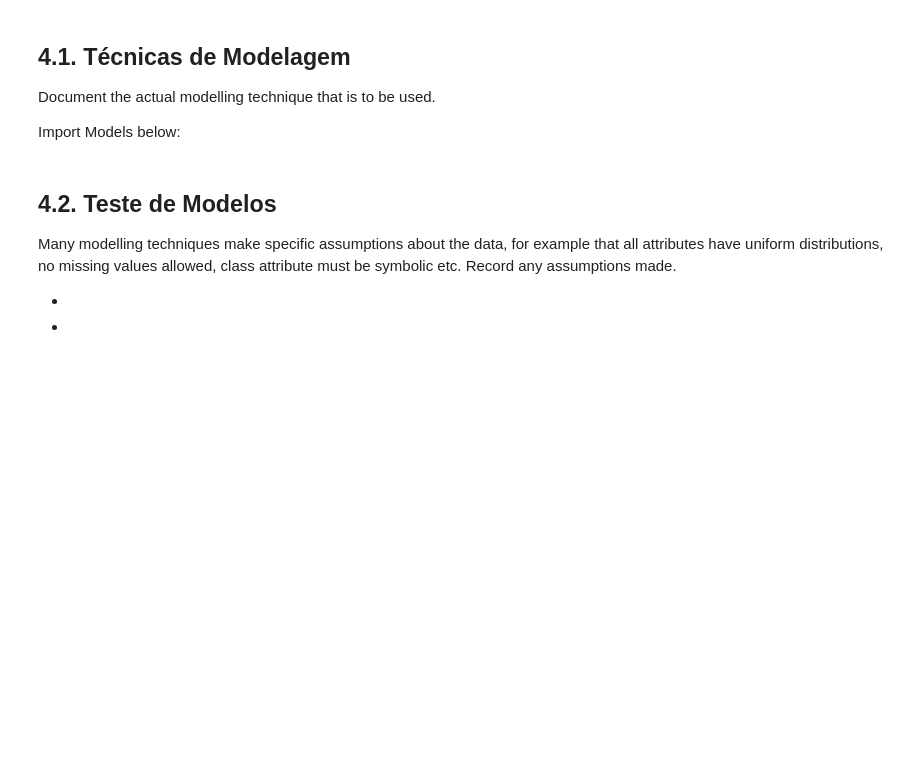
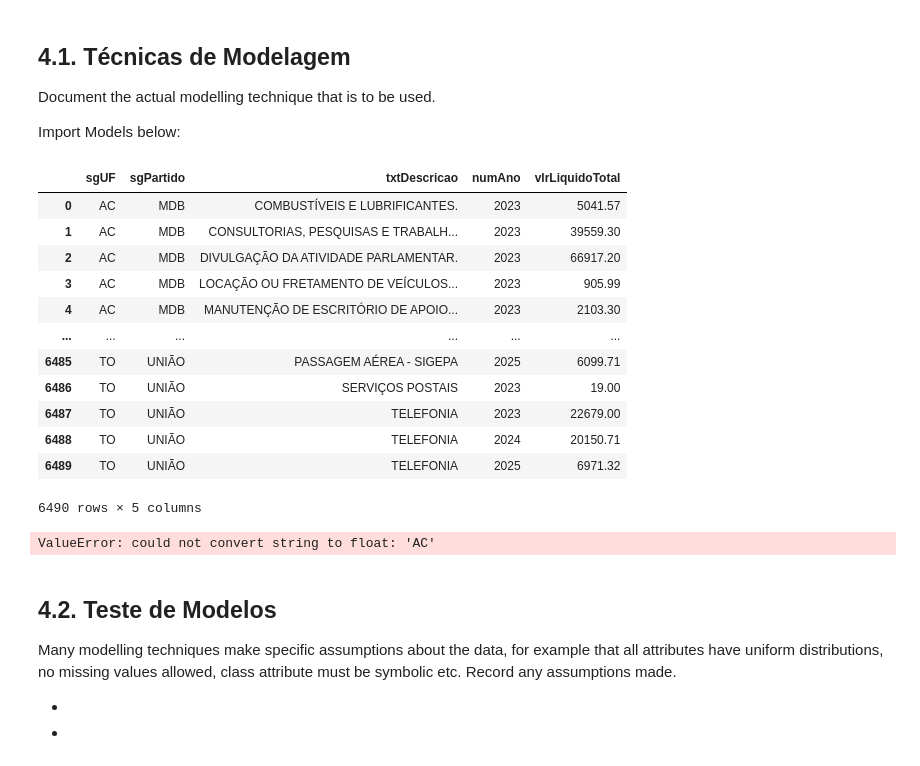
Before and after one commit to paulolmachado/ProjetoFinalCeub, a Jupyter notebook: Projeto_Final.ipynb, the cells around one changed output. Drawn from its saved outputs; the diff is of its cells as text; code cells hidden in the pictures; blank space fills up the shorter version.

```diff
--- a/Projeto_Final.ipynb
+++ b/Projeto_Final.ipynb
@@ -760,18 +762,36 @@ y = df['y']
 
 X_train, X_test, y_train, y_test = train_test_split(X, y, test_size=0.2, random_state=105)
+# %%
+df_modelo
+# %% [output]
+|  | sgUF | sgPartido | txtDescricao | numAno | vlrLiquidoTotal |
+| 0 | AC | MDB | COMBUSTÍVEIS E LUBRIFICANTES. | 2023 | 5041.57 |
+| 1 | AC | MDB | CONSULTORIAS, PESQUISAS E TRABALH... | 2023 | 39559.30 |
+| 2 | AC | MDB | DIVULGAÇÃO DA ATIVIDADE PARLAMENTAR. | 2023 | 66917.20 |
+| 3 | AC | MDB | LOCAÇÃO OU FRETAMENTO DE VEÍCULOS... | 2023 | 905.99 |
+| 4 | AC | MDB | MANUTENÇÃO DE ESCRITÓRIO DE APOIO... | 2023 | 2103.30 |
+| ... | ... | ... | ... | ... | ... |
+| 6485 | TO | UNIÃO | PASSAGEM AÉREA - SIGEPA | 2025 | 6099.71 |
+| 6486 | TO | UNIÃO | SERVIÇOS POSTAIS | 2023 | 19.00 |
+| 6487 | TO | UNIÃO | TELEFONIA | 2023 | 22679.00 |
+| 6488 | TO | UNIÃO | TELEFONIA | 2024 | 20150.71 |
+| 6489 | TO | UNIÃO | TELEFONIA | 2025 | 6971.32 |
+6490 rows × 5 columns
 # %%
 # Normalização dos dados numéricos
 scaler = StandardScaler()
 X_scaled = scaler.fit_transform(X)
 
-categorical_features = ['job', 'marital', 'education', 'default', 'housing', 'loan', 'contact', 'month', 'poutcome']
-numeric_features = ['age', 'balance', 'duration', 'campaign', 'pdays', 'previous']
+categorical_features = ['sgUF', 'sgPartido', 'txtDescricao', 'numAno']
+# numeric_features = ['age', 'balance', 'duration', 'campaign', 'pdays', 'previous'] # Não há features numéricas
 
 preprocessor = ColumnTransformer(
     transformers=[
-        ('num', StandardScaler(), numeric_features),
+        #('num', StandardScaler(), numeric_features),
         ('cat', OneHotEncoder(), categorical_features)
     ])
+# %% [output]
+ValueError: could not convert string to float: 'AC'
 # %% [markdown]
 ## 4.2. Teste de Modelos <a class="anchor" id="teste-modelos"></a>
 Many modelling techniques make specific assumptions about the data, for example that all attributes have uniform distributions, no missing values allowed, class attribute must be symbolic etc. Record any assumptions made.
```
Also changed, not shown: parts of 2 cells of this notebook.
